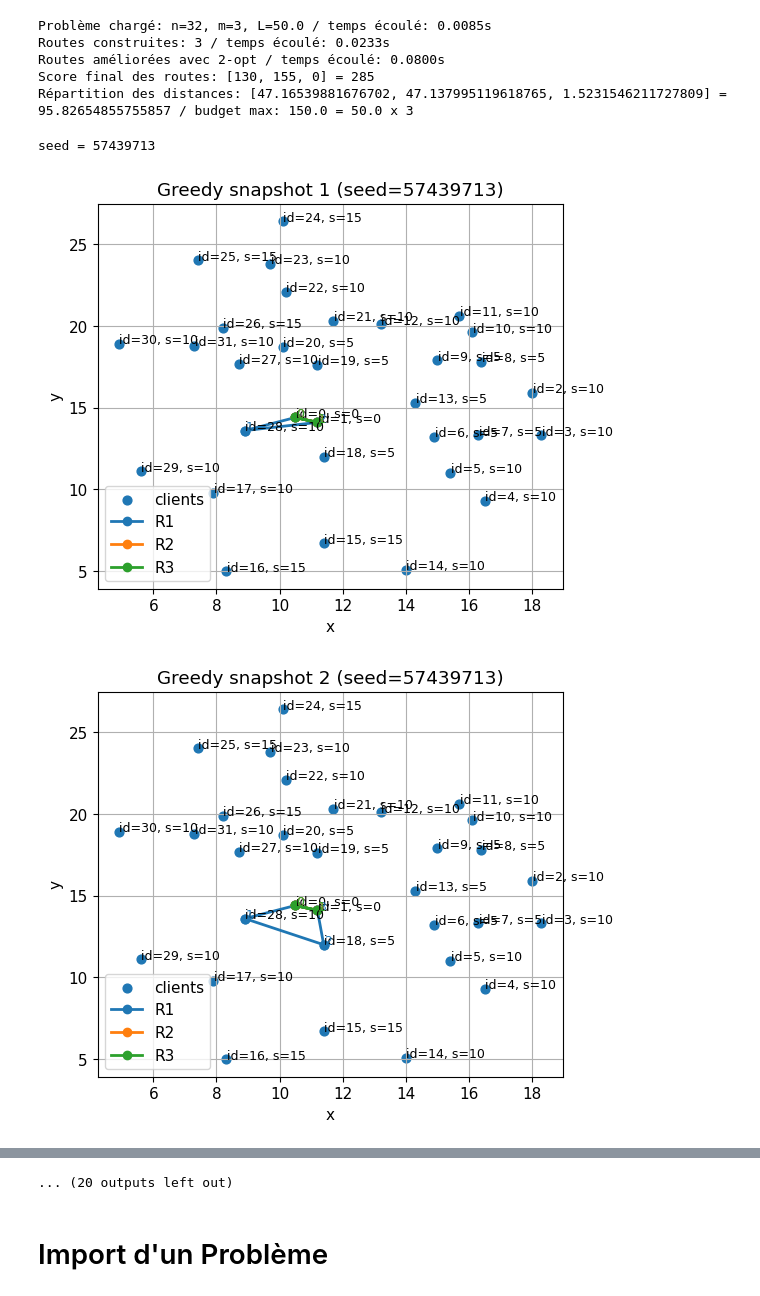
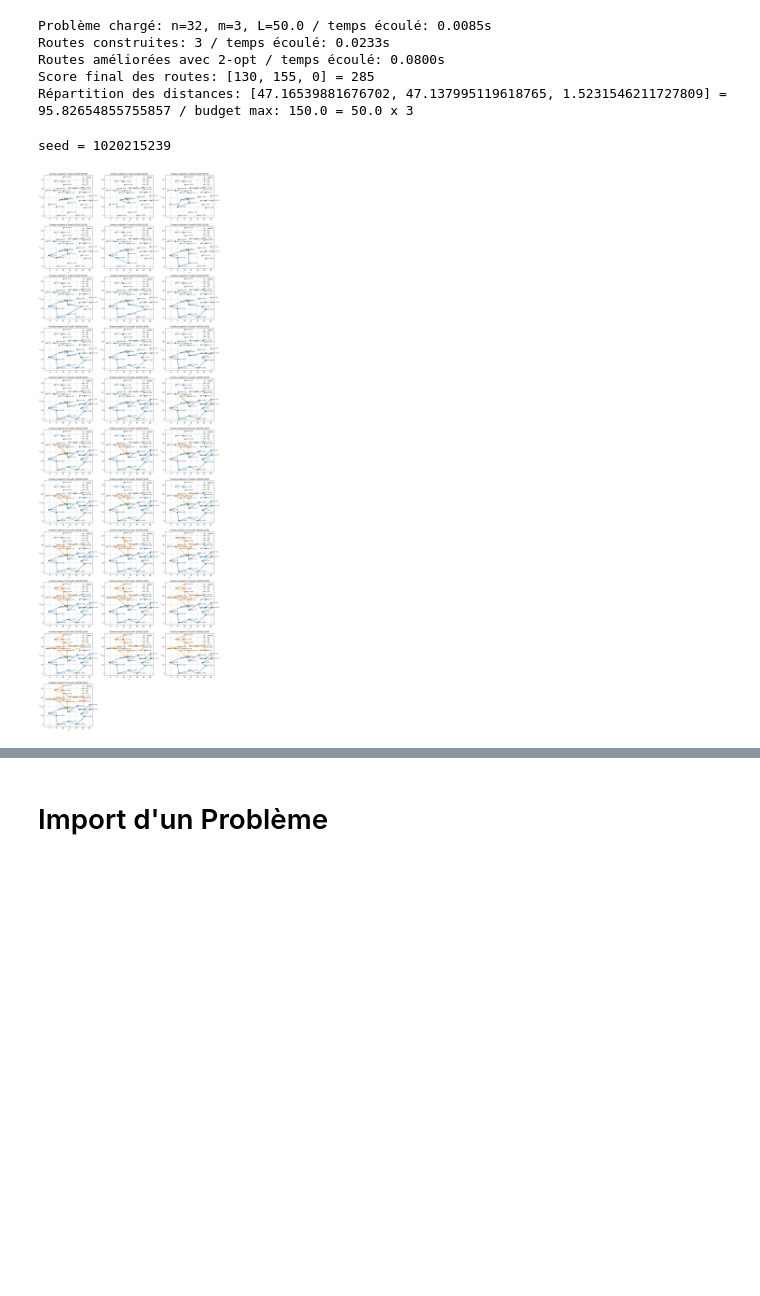
Before and after one commit to Ryustiel/TOP, a Jupyter notebook: main.ipynb, the cells around one changed output, grey strips where cells are left out. Cells and saved outputs as stored; diff of their text form; code cells hidden in the pictures; blank space fills up the shorter version.

```diff
--- a/main.ipynb
+++ b/main.ipynb
@@ -261,30 +261,38 @@ Répartition des distances: [47.16539881676702, 47.137995119618765, 1.5231546211
 # %%
 filepath = 'data/tsiligirides_problem_1_budget_50.txt'
 prob = Probleme.from_file(filepath)
 
 # dist_matrix est calculée automatiquement dans Probleme.__post_init__
 seed = random.randrange(1 << 30)
 routes, snapshots = simple_greedy_routes(prob, seed=seed, snapshot_every=1)
 print('seed =', seed)
-for i, s in enumerate(snapshots, 1):
-    ax = prob.plot(title=f'Greedy snapshot {i} (seed={seed})')
-    for j, r in enumerate(s):
-        # use a cycle of matplotlib default colors
-        r.plot(ax=ax, color=f'C{j%10}', label=f'R{j+1}')
-    ax.legend()
-    plt.show()
 
 # Après construction, appliquer 2-opt sur chaque route
 for i, r in enumerate(routes):
     routes[i] = two_opt_route(r)
+snapshots.append(routes.copy())
 
-# plot final routes
-ax = prob.plot(title=f'Greedy routes (seed={seed})')
-for i, r in enumerate(routes):
-    r.plot(ax=ax, color=f'C{i}', label=f'R{i+1}')
-ax.legend()
-plt.show()
+# Plot snapshots in a 3 x N grid
+cols = 3
+n_snap = len(snapshots)
+if n_snap > 0:
+    rows = math.ceil(n_snap / cols)
+    fig, axs = plt.subplots(rows, cols, figsize=(6*cols, 5*rows))
+    # flatten axes array for easy indexing
+    axs_flat = axs.flatten() if hasattr(axs, 'flatten') else [axs]
+    for i, s in enumerate(snapshots):
+        ax = axs_flat[i]
+        prob.plot(ax=ax, title=f'Greedy snapshot {i+1} (seed={seed})')
+        for j, r in enumerate(s):
+            r.plot(ax=ax, color=f'C{j%10}', label=f'R{j+1}')
+        ax.legend()
+    # hide unused axes
+    for k in range(n_snap, rows*cols):
+        axs_flat[k].axis('off')
+    plt.tight_layout()
+    plt.show()
+else:
+    print('No snapshots to display')
 # %% [output]
-seed = 57439713
+seed = 1020215239
-[figure, old version]
+[figure, new version]
-[figure, removed]
@@ -300,4 +299,3 @@ seed = 57439713
-... (20 outputs left out)
 # %% [markdown]
 # Import d'un Problème
 # %%
```
Also changed, not shown: parts of 1 cell of this notebook.
